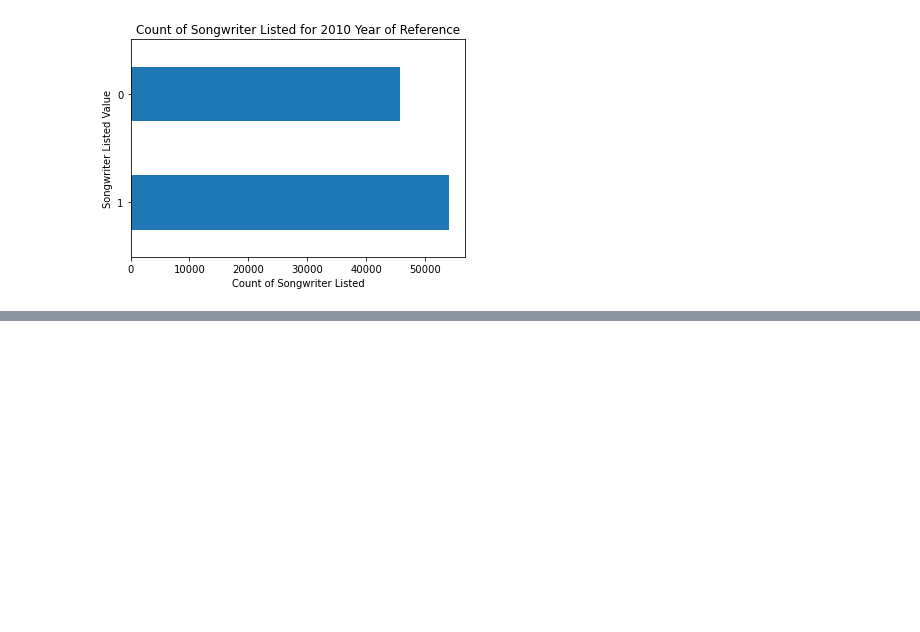
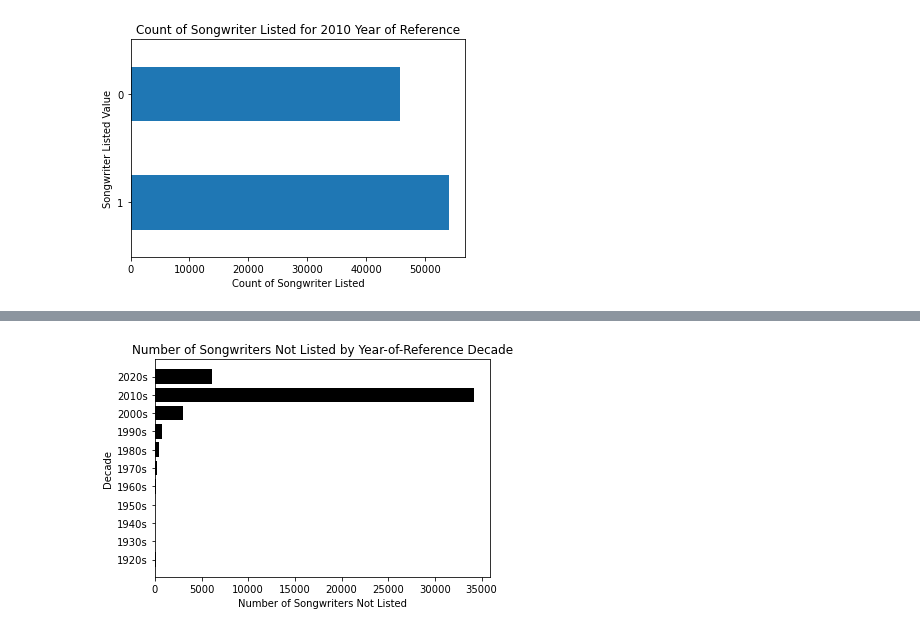
Before and after one commit to LJRollerII/mlc-project-napster, a Jupyter notebook: Notebooks/Napster_Final.ipynb, the cells around one changed output, grey strips where cells are left out. Drawn from its saved outputs; the diff is of its cells as text; code cells hidden in the pictures; blank space fills up the shorter version.

Commit message:
Fixed percentage on chart and added actual number of no listed songwriters chart

```diff
--- a/Notebooks/Napster_Final.ipynb
+++ b/Notebooks/Napster_Final.ipynb
@@ -616,0 +572,2 @@ plt.show()
+# %%
+writer_listed['Percent_Listed_No'] = round((writer_listed['Listed_No'] / (writer_listed['Listed_No'] + writer_listed['Listed_Yes'])*100),3)
@@ -616,0 +618,12 @@ plt.show()
+# %%
+#actual number of Songwriters not listed by decade
+plt.barh(writer_listed['decade'], writer_listed['Listed_No'], color='black')
+plt.xlabel('Number of Songwriters Not Listed', color='black')
+plt.title('Number of Songwriters Not Listed by Year-of-Reference Decade',color='black')
+plt.tick_params(axis='x', colors='black')
+plt.tick_params(axis='y', colors='black')
+plt.ylabel('Decade',color='black')
+plt.savefig('songwriter_not_listed_by_decade.png', transparent=False)
+plt.show()
+# %% [output]
+[figure, added]
```
Also changed, not shown: parts of 21 cells of this notebook.
